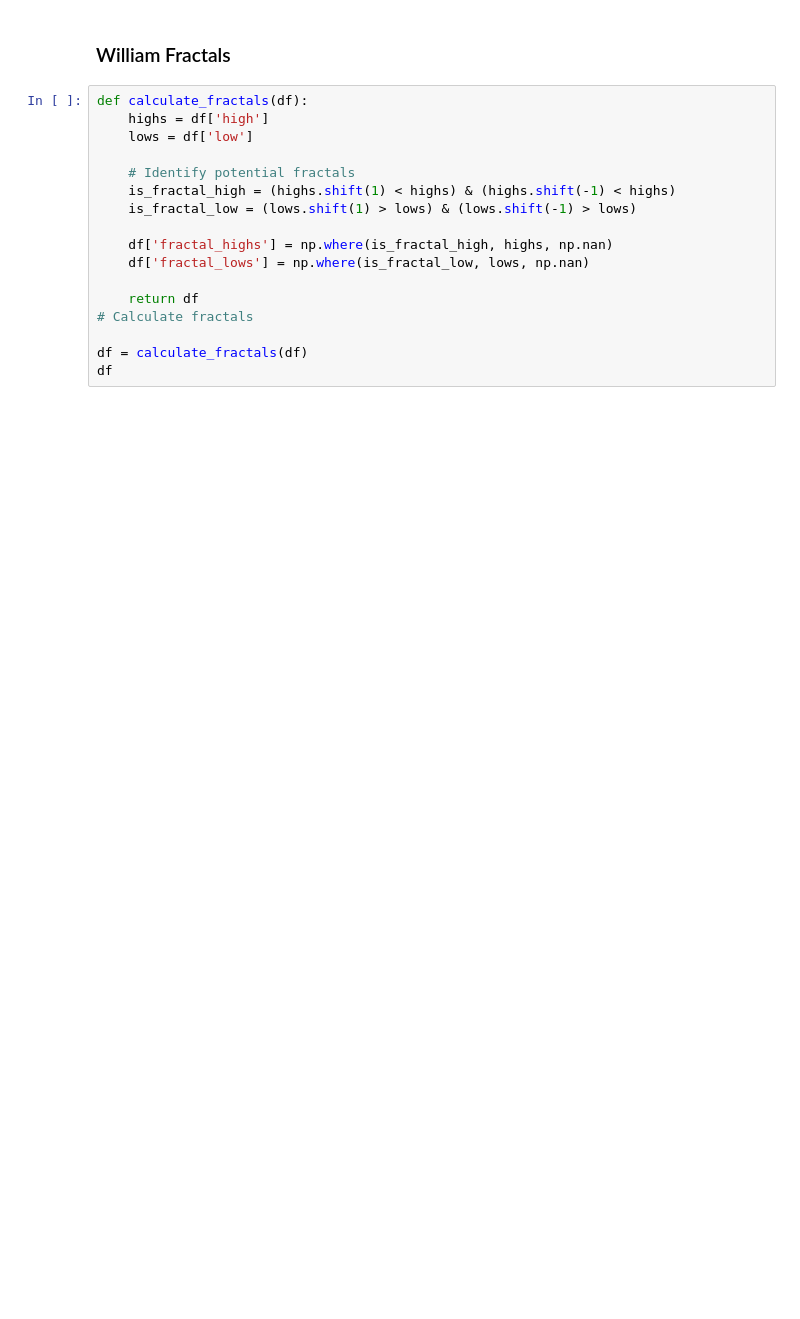
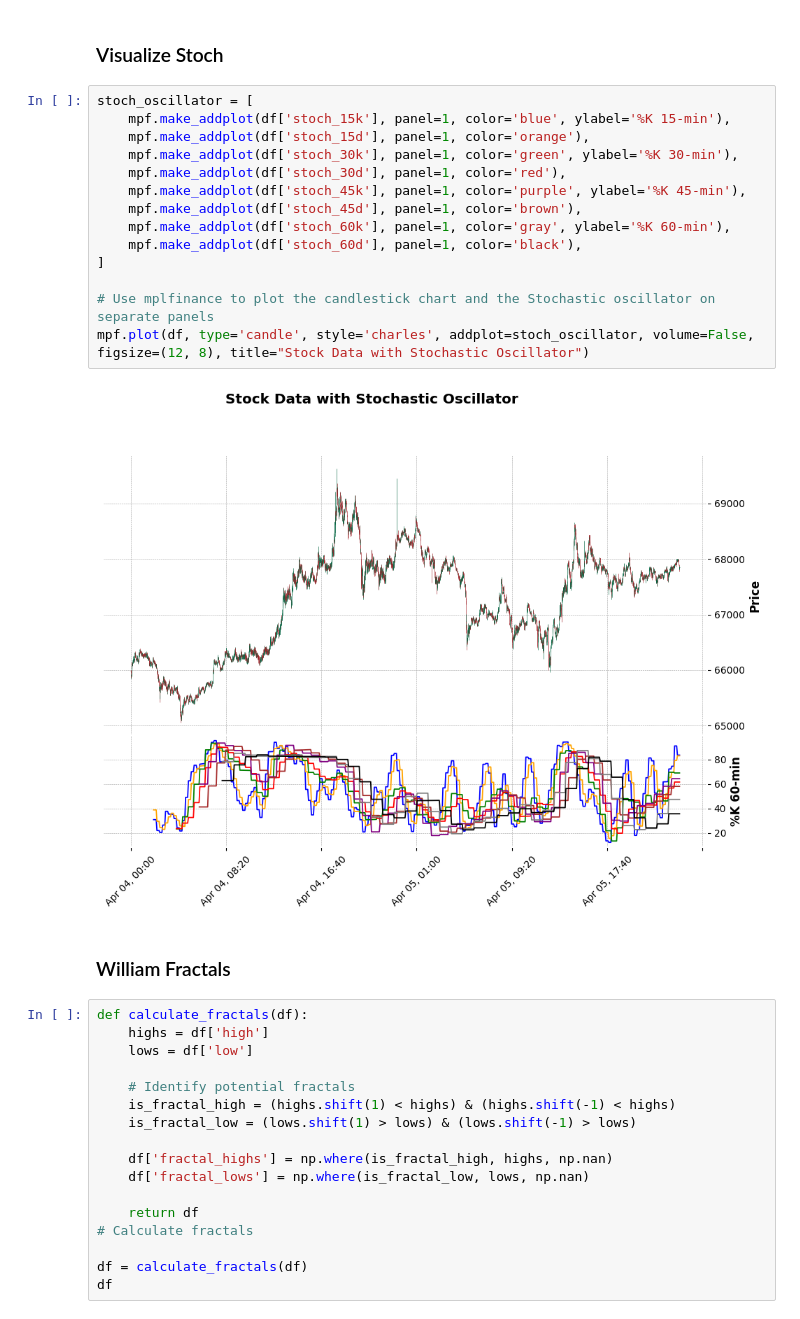
Before and after one commit to anthony-som/Auto-Fibonacci, a Jupyter notebook: fibonacci.ipynb, the cells around one changed output. Saved outputs shown, nothing was run; the diff lists cells and outputs as text; blank space fills up the shorter version.

```diff
--- a/fibonacci.ipynb
+++ b/fibonacci.ipynb
@@ -31,3 +73,21 @@ MaxRetryError: HTTPSConnectionPool(host='api.polygon.io', port=443): Max retries
+# %% [markdown]
+### Visualize Stoch
+# %%
+stoch_oscillator = [
+    mpf.make_addplot(df['stoch_15k'], panel=1, color='blue', ylabel='%K 15-min'),
+    mpf.make_addplot(df['stoch_15d'], panel=1, color='orange'),
+    mpf.make_addplot(df['stoch_30k'], panel=1, color='green', ylabel='%K 30-min'),
+    mpf.make_addplot(df['stoch_30d'], panel=1, color='red'),
+    mpf.make_addplot(df['stoch_45k'], panel=1, color='purple', ylabel='%K 45-min'),
+    mpf.make_addplot(df['stoch_45d'], panel=1, color='brown'),
+    mpf.make_addplot(df['stoch_60k'], panel=1, color='gray', ylabel='%K 60-min'),
+    mpf.make_addplot(df['stoch_60d'], panel=1, color='black'),
+]
+
+# Use mplfinance to plot the candlestick chart and the Stochastic oscillator on separate panels
+mpf.plot(df, type='candle', style='charles', addplot=stoch_oscillator, volume=False, figsize=(12, 8), title="Stock Data with Stochastic Oscillator")
+# %% [output]
+[figure, added]
 # %% [markdown]
 ### William Fractals
 # %%
```
Also changed, not shown: parts of 11 cells of this notebook, 1 other file.
